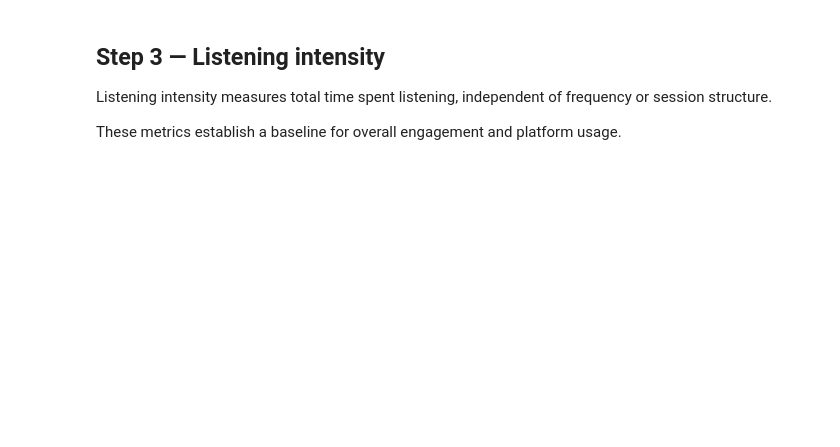
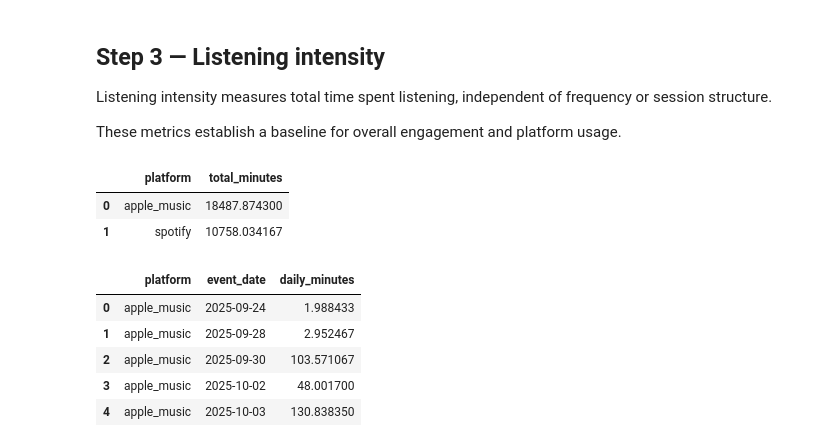
Before and after one commit to nathanho27/MusicPlatformInsights, a Jupyter notebook: notebooks/EngagementKPIs.ipynb, the cells around one changed output. Drawn from its saved outputs; the diff is of its cells as text; code cells hidden in the pictures; blank space fills up the shorter version.

Commit message:
add engagement KPI notebook and finalize analytics pipeline

```diff
--- a/notebooks/EngagementKPIs.ipynb
+++ b/notebooks/EngagementKPIs.ipynb
@@ -89,7 +89,9 @@ independent of frequency or session structure.
 These metrics establish a baseline for overall engagement
 and platform usage.
 # %%
-# Total listening time by platform
+# Compute total listening time by platform
+# This is the baseline engagement metric and answers:
+# "How much time do I spend listening, and where?"
 ListeningByPlatform = (
     Events
     .groupby("platform", as_index=False)["duration_minutes"]
@@ -98,4 +100,26 @@ ListeningByPlatform = (
     .sort_values("total_minutes", ascending=False)
 )
 
-ListeningByPlatform.head()
+ListeningByPlatform
+# %% [output]
+|  | platform | total_minutes |
+| 0 | apple_music | 18487.874300 |
+| 1 | spotify | 10758.034167 |
+# %%
+# Aggregate listening time at the day level
+# Useful for trend charts and habit consistency visuals
+DailyListening = (
+    Events
+    .groupby(["platform", "event_date"], as_index=False)["duration_minutes"]
+    .sum()
+    .rename(columns={"duration_minutes": "daily_minutes"})
+)
+
+DailyListening.head()
+# %% [output]
+|  | platform | event_date | daily_minutes |
+| 0 | apple_music | 2025-09-24 | 1.988433 |
+| 1 | apple_music | 2025-09-28 | 2.952467 |
+| 2 | apple_music | 2025-09-30 | 103.571067 |
+| 3 | apple_music | 2025-10-02 | 48.001700 |
+| 4 | apple_music | 2025-10-03 | 130.838350 |
```
Also changed, not shown: parts of 15 cells of this notebook.
